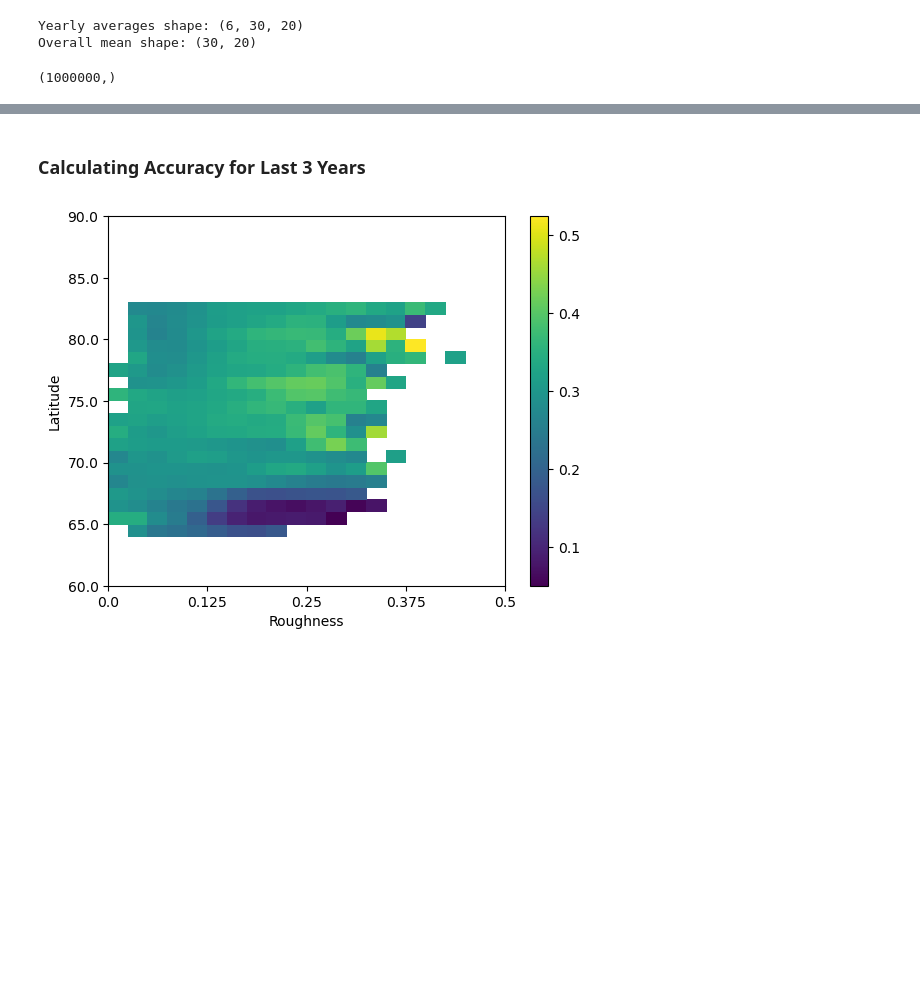
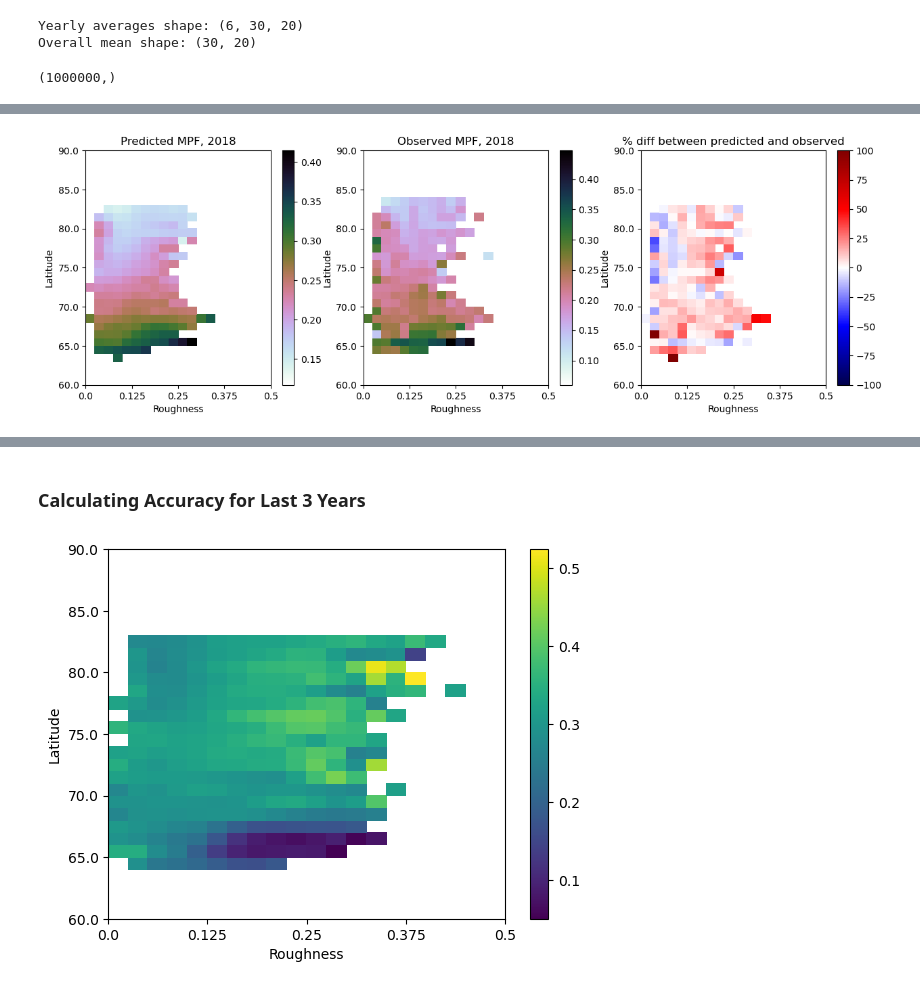
Before and after one commit to rhtweedie/modelled_mpf_with_advection, a Jupyter notebook: lat_analysis_take_2.ipynb, the cells around one changed output, grey strips where cells are left out. Cells and saved outputs as stored; diff of their text form; code cells hidden in the pictures; blank space fills up the shorter version.

```diff
--- a/lat_analysis_take_2.ipynb
+++ b/lat_analysis_take_2.ipynb
@@ -386,3 +405,64 @@ SIR shape: (1000, 1000)
+# %%
+fig = plt.figure(figsize=(15,4.5))
+
+y_tick_positions = np.linspace(0, 30, 7) # Takes default tick markings and changes them to the range of the data
+x_tick_positions = np.linspace(0, 20, 5)
+y_tick_labels = np.linspace(60, 90, 7) # Genate latitude values for 60 to 90
+x_tick_labels = np.linspace(0, 0.5, 5)
+
+# ----- predicted MPF ------
+
+plt.subplot(131)
+
+plt.xticks(x_tick_positions, x_tick_labels) # Relabel ticks
+plt.yticks(y_tick_positions, y_tick_labels)
+
+plt.ylabel("Latitude")
+plt.xlabel("Roughness")
+
+plt.set_cmap('cubehelix_r')
+plt.pcolor(predicted_year_average)
+plt.title(f'Predicted MPF, {YEAR}')
+plt.colorbar()
+
+
+# ----- observed MPF -----
+
+plt.subplot(132)
+
+plt.xticks(x_tick_positions, x_tick_labels) # Relabel ticks
+plt.yticks(y_tick_positions, y_tick_labels)
+
+plt.ylabel("Latitude")
+plt.xlabel("Roughness")
+
+plt.set_cmap('cubehelix_r')
+plt.pcolor(observed_year_average)
+plt.title(f'Observed MPF, {YEAR}')
+plt.colorbar()
+
+
+# ----- anomaly -----
+
+plt.subplot(133)
+
+plt.xticks(x_tick_positions, x_tick_labels) # Relabel ticks
+plt.yticks(y_tick_positions, y_tick_labels)
+
+plt.ylabel("Latitude")
+plt.xlabel("Roughness")
+
+plt.pcolor((predicted_year_average - observed_year_average) / observed_year_average * 100, vmin=-100, vmax=100)
+plt.set_cmap('seismic')
+plt.title(f'% diff between predicted and observed')
+plt.colorbar()
+
+
+
+# Show the plot
+plt.show()
+# %% [output]
+[figure, added]
 # %%
 accuracy = np.abs(yearly_averages[2,:,:]-current_year_average)
 
```
Also changed, not shown: parts of 5 cells of this notebook.
